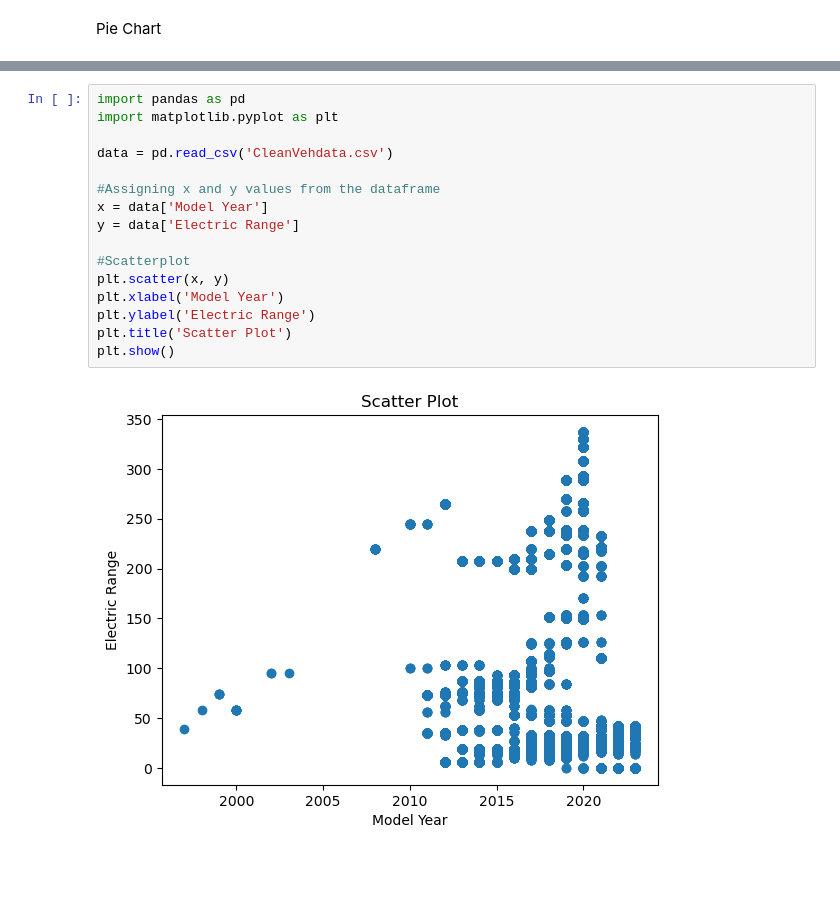
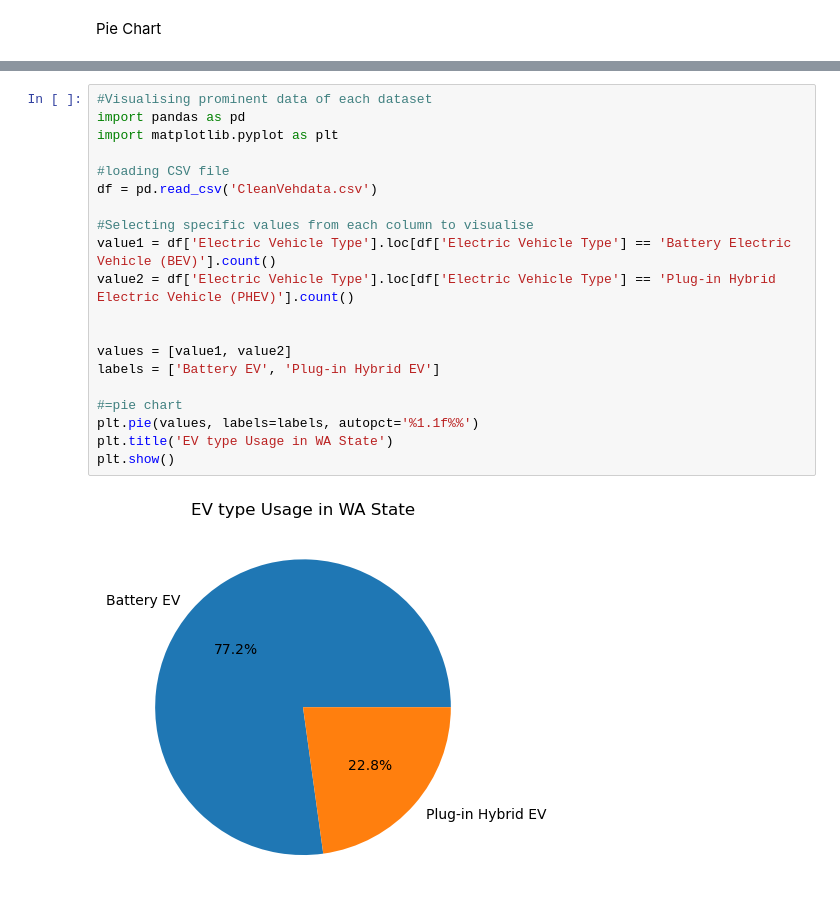
Before and after one commit to x22114386/Project_DataBase_DataAnalytics, a Jupyter notebook: x22153926ProjectCleaningAnalysis.ipynb, the cells around one changed output, grey strips where cells are left out. Saved outputs shown, nothing was run; the diff lists cells and outputs as text; blank space fills up the shorter version.

Commit message:
Cleaning of data and Visualisation
Cleaning of raw data and visualizing the cleaned data.

```diff
--- a/x22153926ProjectCleaningAnalysis.ipynb
+++ b/x22153926ProjectCleaningAnalysis.ipynb
@@ -179,18 +140,22 @@ plt.show()
-# %%
-import pandas as pd
-import matplotlib.pyplot as plt
-
-data = pd.read_csv('CleanVehdata.csv')
-
-#Assigning x and y values from the dataframe
-x = data['Model Year']
-y = data['Electric Range']
-
-#Scatterplot
-plt.scatter(x, y)
-plt.xlabel('Model Year')
-plt.ylabel('Electric Range')
-plt.title('Scatter Plot')
-plt.show()
-# %% [output]
-[figure, removed]
+# %%
+#Visualising prominent data of each dataset
+import pandas as pd
+import matplotlib.pyplot as plt
+
+#loading CSV file
+df = pd.read_csv('CleanVehdata.csv')
+
+#Selecting specific values from each column to visualise
+value1 = df['Electric Vehicle Type'].loc[df['Electric Vehicle Type'] == 'Battery Electric Vehicle (BEV)'].count()
+value2 = df['Electric Vehicle Type'].loc[df['Electric Vehicle Type'] == 'Plug-in Hybrid Electric Vehicle (PHEV)'].count()
+
+
+values = [value1, value2]
+labels = ['Battery EV', 'Plug-in Hybrid EV']
+
+#=pie chart
+plt.pie(values, labels=labels, autopct='%1.1f%%')
+plt.title('EV type Usage in WA State')
+plt.show()
+# %% [output]
+[figure, added]
```
Also changed, not shown: parts of 5 cells of this notebook.
